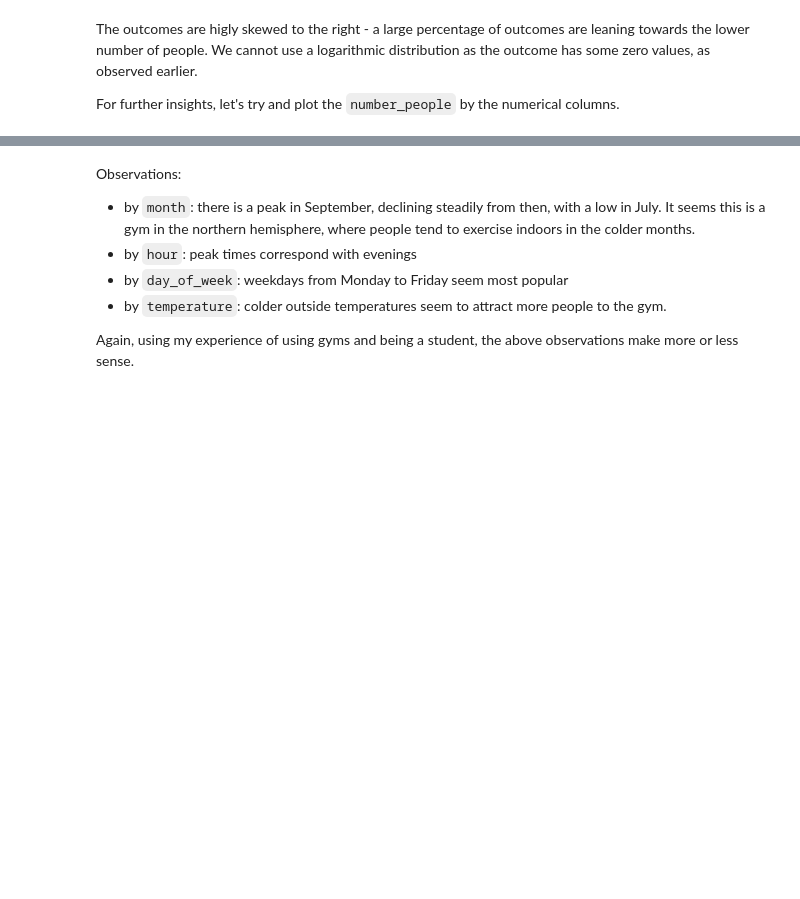
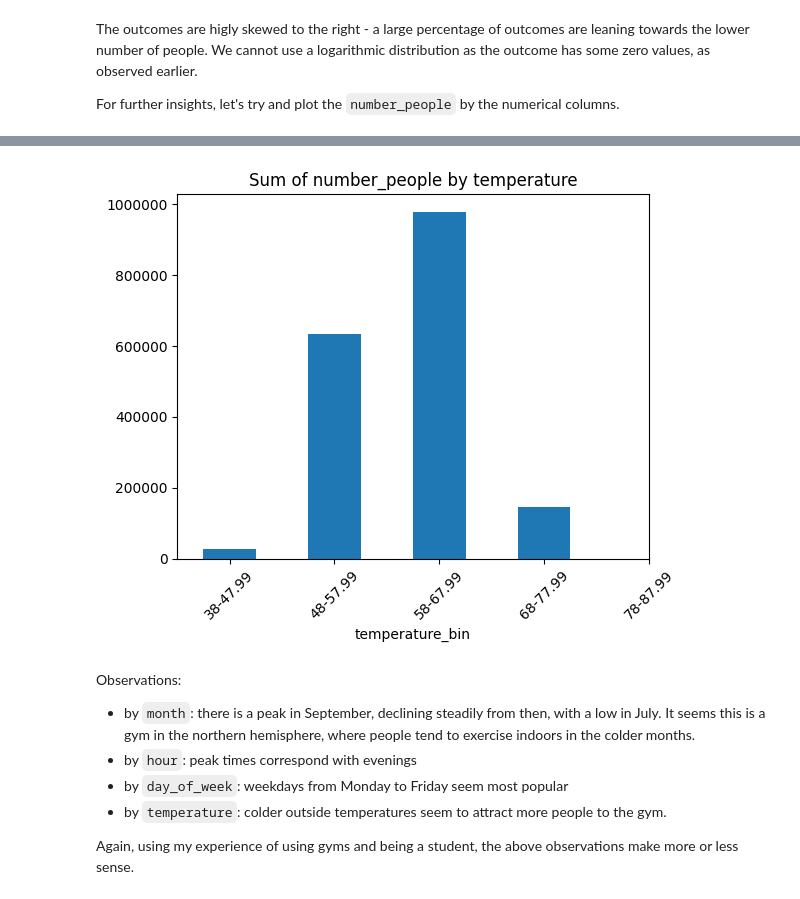
Before and after one commit to skillspark/learn-data-analysis, a Jupyter notebook: PredictGymCrowd.ipynb, the cells around one changed output, grey strips where cells are left out. Cells and saved outputs as stored; diff of their text form; code cells hidden in the pictures; blank space fills up the shorter version.

```diff
--- a/PredictGymCrowd.ipynb
+++ b/PredictGymCrowd.ipynb
@@ -320,3 +318,18 @@ plt.show()
+# %%
+# Plot for temperature
+fig, ax = plt.subplots(figsize=(6, 5))
+temperature_bins = range(38, 88, 10)
+temperature_labels = [f"{temp}-{temp+9.99}" for temp in temperature_bins]
+crowd_df_eda['temperature_bin'] = pd.cut(crowd_df_eda['temperature'], bins=temperature_bins)
+temperature_plot = crowd_df_eda.groupby('temperature_bin')['number_people'].sum().plot(kind='bar', ax=ax)
+temperature_plot.set_title('Sum of number_people by temperature')
+temperature_plot.set_xticks(range(len(temperature_labels)))
+temperature_plot.set_xticklabels(temperature_labels, rotation=45)
+ax.ticklabel_format(style='plain', axis='y')
+plt.tight_layout()
+plt.show()
+# %% [output]
+[figure, added]
 # %% [markdown]
 Observations:
 - by `month`: there is a peak in September, declining steadily from then, with a low in July. It seems this is a gym in the northern hemisphere, where people tend to exercise indoors in the colder months.
```
Also changed, not shown: parts of 1 cell of this notebook.
